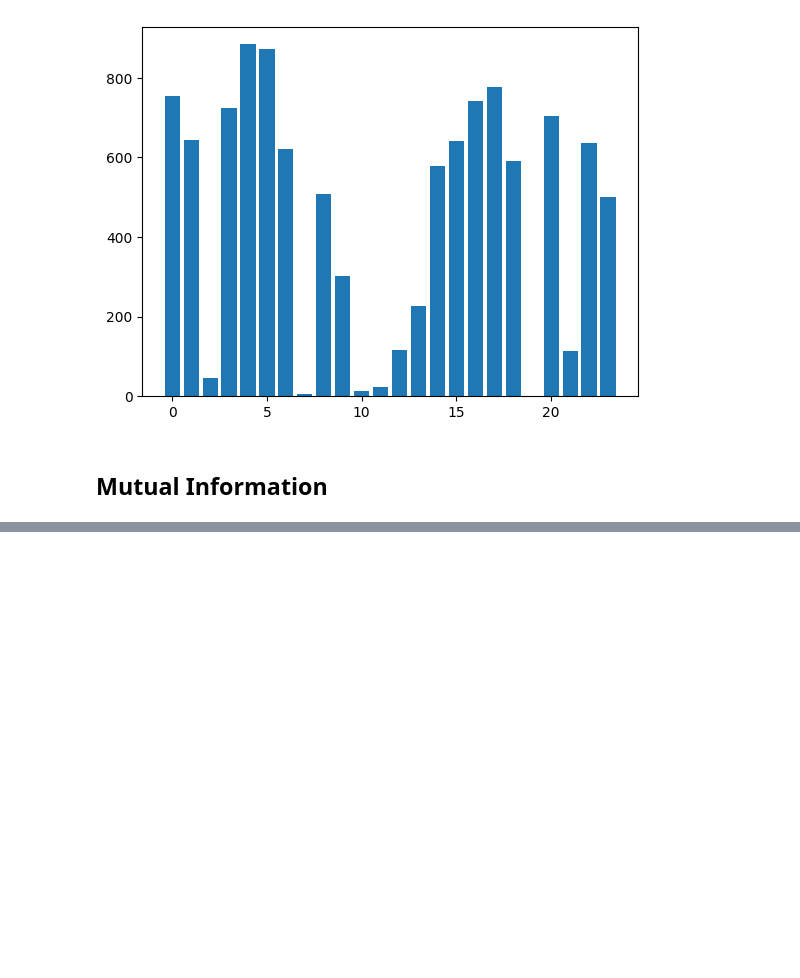
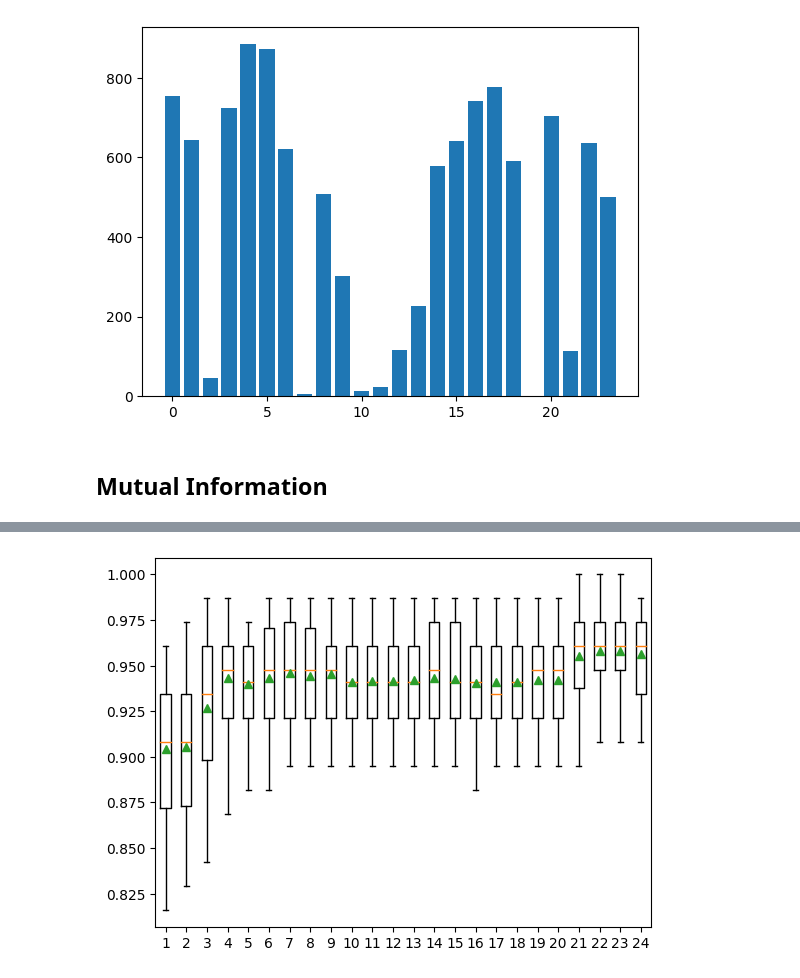
Before and after one commit to balakumaran247/swSentinel, a Jupyter notebook: notebooks/feature_selection.ipynb, the cells around one changed output, grey strips where cells are left out. Cells and saved outputs as stored; diff of their text form; code cells hidden in the pictures; blank space fills up the shorter version.

Commit message:
updated: feature selection

```diff
--- a/notebooks/feature_selection.ipynb
+++ b/notebooks/feature_selection.ipynb
@@ -100,0 +121,23 @@ plt.show()
+# %%
+def evaluate_model(model, X, y):
+    cv = RepeatedStratifiedKFold(n_splits=10, n_repeats=3, random_state=1)
+    return cross_val_score(
+        model, X, y, scoring='accuracy', cv=cv, n_jobs=-1, error_score='raise'
+    )
+# %%
+num_features = [i+1 for i in range(X.shape[1])]
+# %%
+def run_evaluation(score_func, X, y):
+    num_features = [i+1 for i in range(X.shape[1])]
+    results = list()
+    for k in num_features:
+        model = LogisticRegression(solver='liblinear')
+        fs = SelectKBest(score_func=score_func, k=k)
+        pipeline = Pipeline(steps=[('anova',fs), ('lr', model)])
+        scores = evaluate_model(pipeline, X, y)
+        results.append(scores)
+        print('>%d %.3f (%.3f)' % (k, mean(scores), std(scores)))
+    return results
+# %%
+print('f_classif:')
+results = run_evaluation(f_classif, X[1:,:], y[1:])
@@ -100,0 +162,5 @@ plt.show()
+# %%
+plt.boxplot(results, labels=num_features, showmeans=True)
+plt.show()
+# %% [output]
+[figure, added]
```
Also changed, not shown: parts of 11 cells of this notebook.
